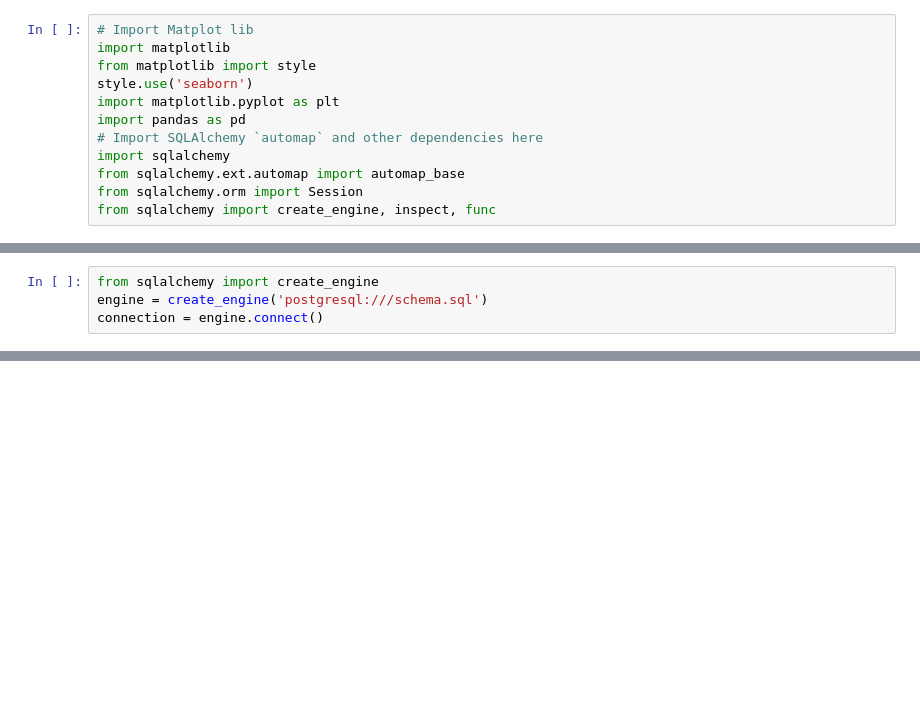
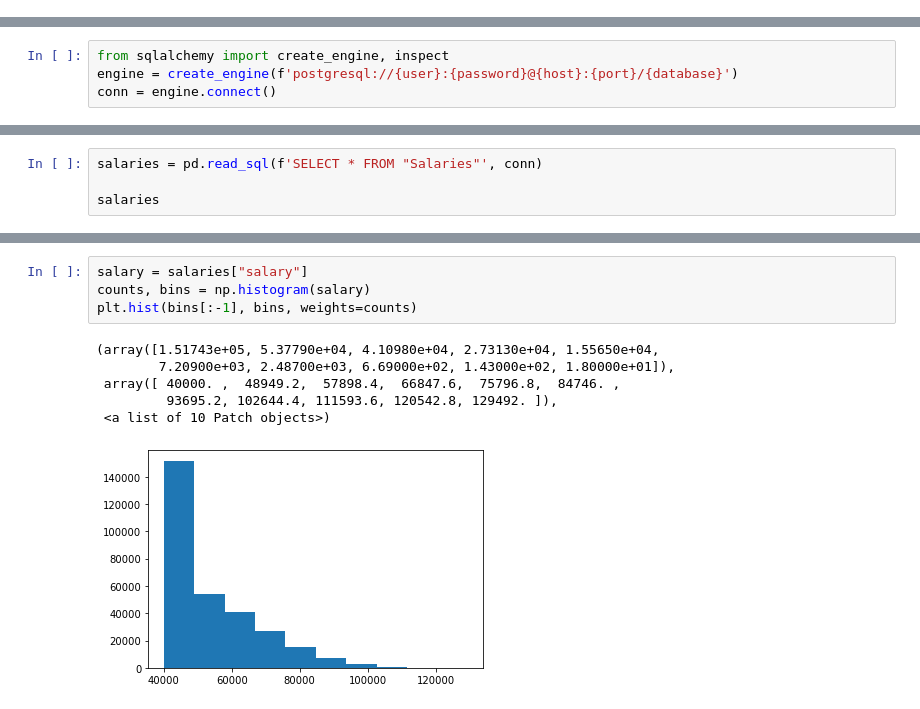
Before and after one commit to lauragabrielson/SQL_Challenge, a Jupyter notebook: Untitled.ipynb, the cells around one changed output, grey strips where cells are left out. Saved outputs shown, nothing was run; the diff lists cells and outputs as text; blank space fills up the shorter version.

```diff
--- a/Untitled.ipynb
+++ b/Untitled.ipynb
@@ -1,12 +0,0 @@
-# %%
-# Import Matplot lib
-import matplotlib
-from matplotlib import style
-style.use('seaborn')
-import matplotlib.pyplot as plt
-import pandas as pd
-# Import SQLAlchemy `automap` and other dependencies here
-import sqlalchemy
-from sqlalchemy.ext.automap import automap_base
-from sqlalchemy.orm import Session
-from sqlalchemy import create_engine, inspect, func
@@ -13,4 +7,4 @@ from sqlalchemy import create_engine, inspect, func
 # %%
-from sqlalchemy import create_engine
-engine = create_engine('postgresql:///schema.sql')
-connection = engine.connect()
+from sqlalchemy import create_engine, inspect
+engine = create_engine(f'postgresql://{user}:{password}@{host}:{port}/{database}')
+conn = engine.connect()
@@ -20,0 +21,4 @@ OperationalError: (psycopg2.OperationalError) fe_sendauth: no password supplied
+# %%
+salaries = pd.read_sql(f'SELECT * FROM "Salaries"', conn)
+
+salaries
@@ -20,0 +39,11 @@ OperationalError: (psycopg2.OperationalError) fe_sendauth: no password supplied
+# %%
+salary = salaries["salary"]
+counts, bins = np.histogram(salary)
+plt.hist(bins[:-1], bins, weights=counts)
+# %% [output]
+(array([1.51743e+05, 5.37790e+04, 4.10980e+04, 2.73130e+04, 1.55650e+04,
+        7.20900e+03, 2.48700e+03, 6.69000e+02, 1.43000e+02, 1.80000e+01]),
+ array([ 40000. ,  48949.2,  57898.4,  66847.6,  75796.8,  84746. ,
+         93695.2, 102644.4, 111593.6, 120542.8, 129492. ]),
+ <a list of 10 Patch objects>)
+[figure, added]
```
Also changed, not shown: parts of 10 cells of this notebook, 3 other files.
